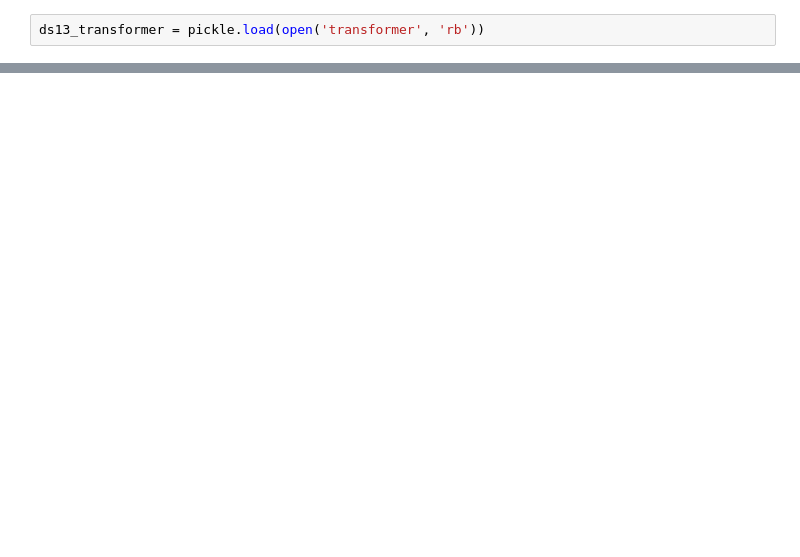
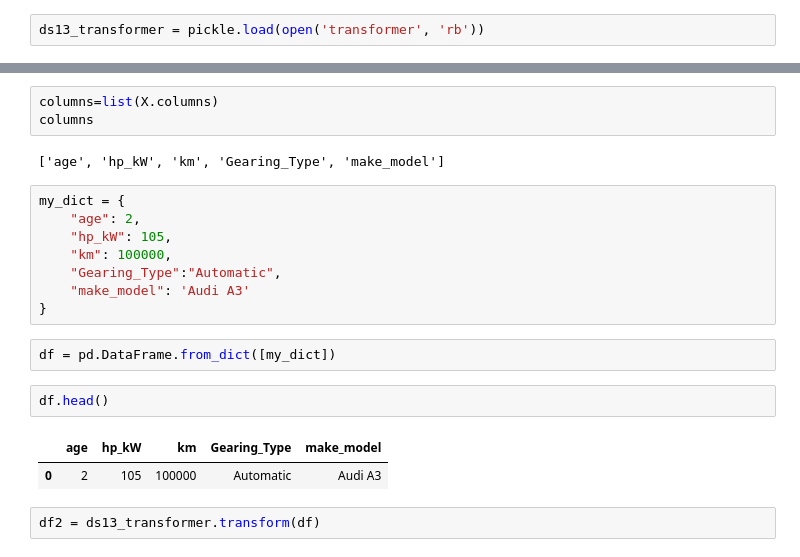
Before and after one commit to MariamAlghamdi/auto_mld, a Jupyter notebook: deployment.ipynb, the cells around one changed output, grey strips where cells are left out. Cells and saved outputs as stored; diff of their text form; blank space fills up the shorter version.

```diff
--- a/deployment.ipynb
+++ b/deployment.ipynb
@@ -2607,0 +2649,22 @@ ___
+# %%
+columns=list(X.columns)
+columns
+# %% [output]
+['age', 'hp_kW', 'km', 'Gearing_Type', 'make_model']
+# %%
+my_dict = {
+    "age": 2,
+    "hp_kW": 105,
+    "km": 100000,
+    "Gearing_Type":"Automatic",
+    "make_model": 'Audi A3'
+}
+# %%
+df = pd.DataFrame.from_dict([my_dict])
+# %%
+df.head()
+# %% [output]
+|  | age | hp_kW | km | Gearing_Type | make_model |
+| 0 | 2 | 105 | 100000 | Automatic | Audi A3 |
+# %%
+df2 = ds13_transformer.transform(df)
```
Also changed, not shown: parts of 40 cells of this notebook, 4 other files.
